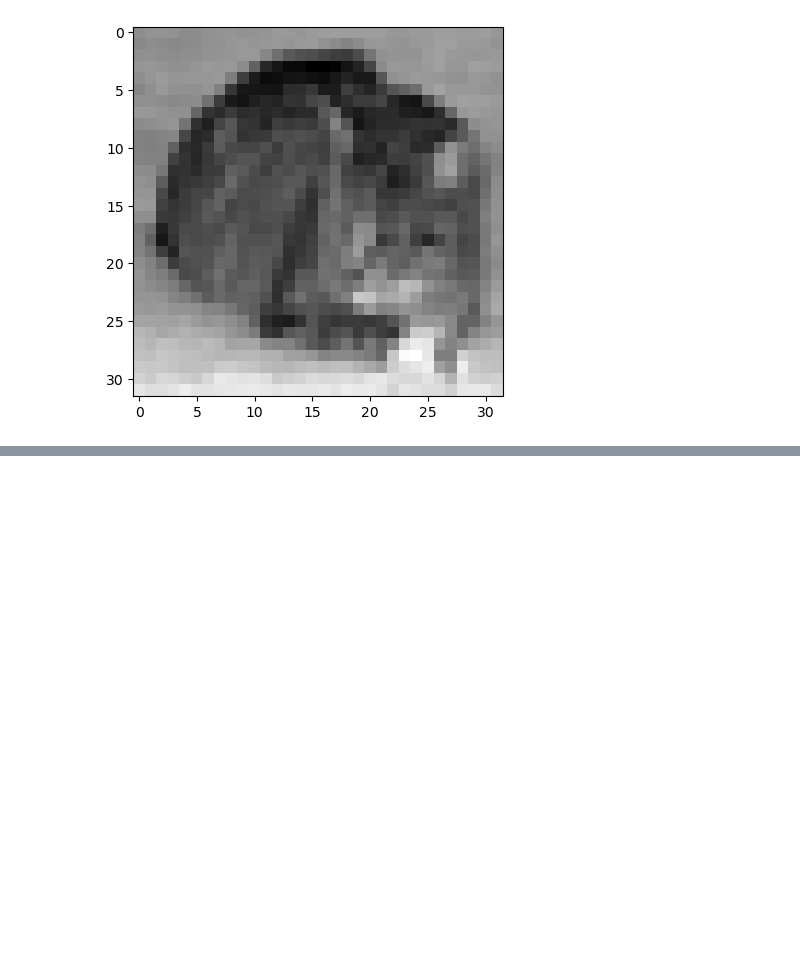
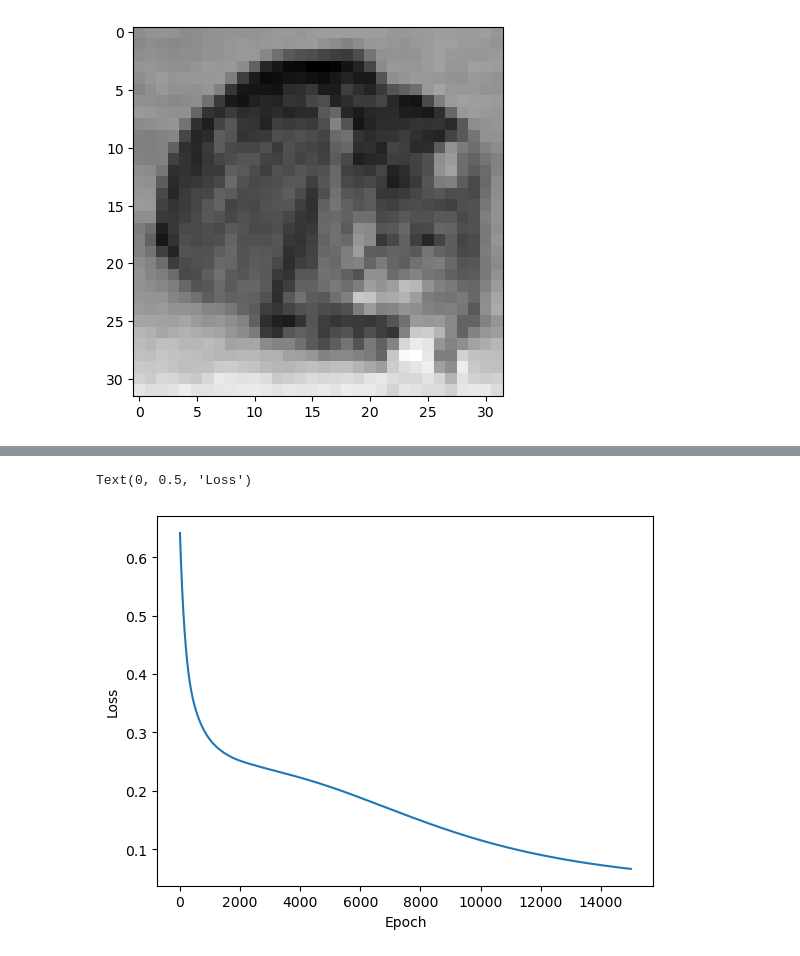
Before and after one commit to rabobahago/complete_deep_learning_pytorch, a Jupyter notebook: basics_and_pytorch/train_and_split_dataset.ipynb, the cells around one changed output, grey strips where cells are left out. Cells and saved outputs as stored; diff of their text form; code cells hidden in the pictures; blank space fills up the shorter version.

```diff
--- a/basics_and_pytorch/train_and_split_dataset.ipynb
+++ b/basics_and_pytorch/train_and_split_dataset.ipynb
@@ -131,0 +160,22 @@ Files already downloaded and verified
+# %%
+def set_device():
+  """
+  Set the device. CUDA if available, CPU otherwise
+
+  Args:
+    None
+
+  Returns:
+    Nothing
+  """
+  device = "cuda" if torch.cuda.is_available() else "cpu"
+  if device != "cuda":
+    print("GPU is not enabled in this notebook. \n"
+          "If you want to enable it, in the menu under `Runtime` -> \n"
+          "`Hardware accelerator.` and select `GPU` from the dropdown menu")
+  else:
+    print("GPU is enabled in this notebook. \n"
+          "If you want to disable it, in the menu under `Runtime` -> \n"
+          "`Hardware accelerator.` and select `None` from the dropdown menu")
+
+  return device
@@ -131,0 +436,7 @@ Files already downloaded and verified
+# %%
+plt.plot(np.linspace(1, len(losses), len(losses)), losses)
+plt.xlabel("Epoch")
+plt.ylabel("Loss")
+# %% [output]
+Text(0, 0.5, 'Loss')
+[figure, added]
```
Also changed, not shown: parts of 7 cells of this notebook.
